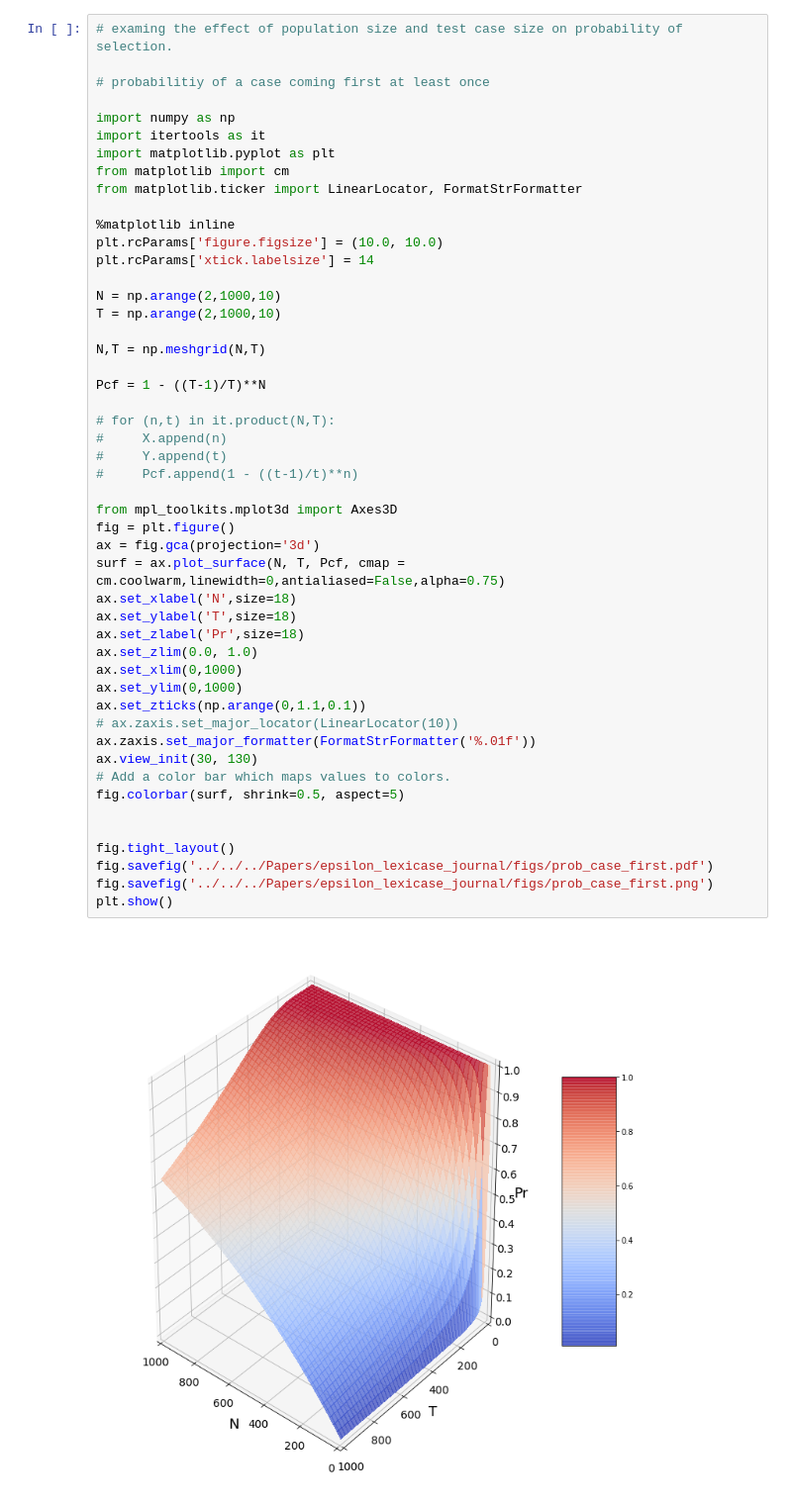
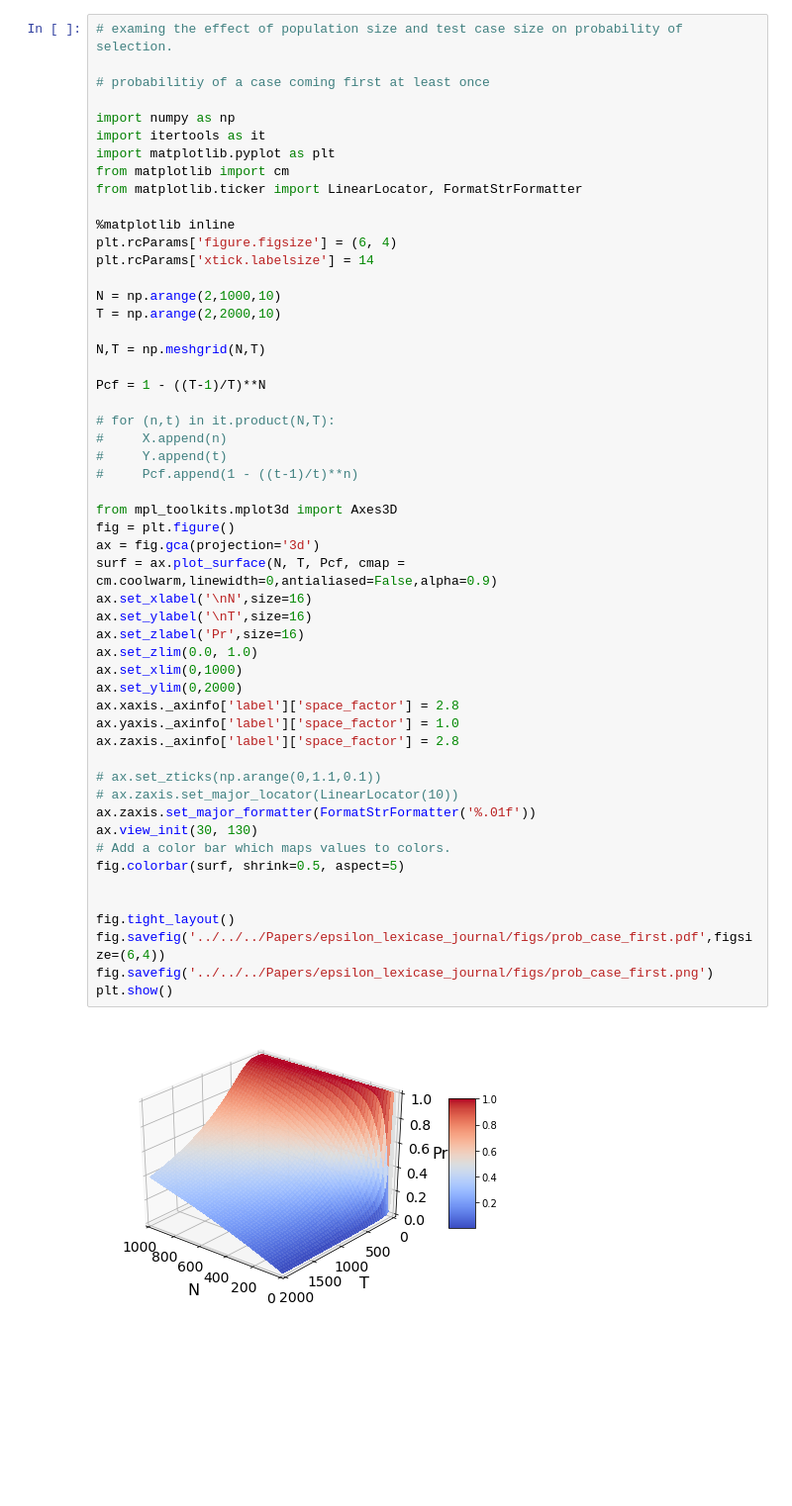
Before and after one commit to fagan2888/lexicase_probability_analysis, a Jupyter notebook: effect_of_N_and_T_on_probability.ipynb, the cells around one changed output. Shown at 99% size. Cells and saved outputs as stored; diff of their text form; blank space fills up the shorter version.

```diff
--- a/effect_of_N_and_T_on_probability.ipynb
+++ b/effect_of_N_and_T_on_probability.ipynb
@@ -10,42 +10,46 @@ from matplotlib import cm
 from matplotlib.ticker import LinearLocator, FormatStrFormatter
 
 %matplotlib inline
-plt.rcParams['figure.figsize'] = (10.0, 10.0)
+plt.rcParams['figure.figsize'] = (6, 4)
 plt.rcParams['xtick.labelsize'] = 14
 
 N = np.arange(2,1000,10)
-T = np.arange(2,1000,10)
+T = np.arange(2,2000,10)
 
 N,T = np.meshgrid(N,T)
 
 Pcf = 1 - ((T-1)/T)**N
 
 # for (n,t) in it.product(N,T):
 #     X.append(n)
 #     Y.append(t)
 #     Pcf.append(1 - ((t-1)/t)**n)
 
 from mpl_toolkits.mplot3d import Axes3D
 fig = plt.figure()
 ax = fig.gca(projection='3d')
-surf = ax.plot_surface(N, T, Pcf, cmap = cm.coolwarm,linewidth=0,antialiased=False,alpha=0.75)
-ax.set_xlabel('N',size=18)
-ax.set_ylabel('T',size=18)
-ax.set_zlabel('Pr',size=18)
+surf = ax.plot_surface(N, T, Pcf, cmap = cm.coolwarm,linewidth=0,antialiased=False,alpha=0.9)
+ax.set_xlabel('\nN',size=16)
+ax.set_ylabel('\nT',size=16)
+ax.set_zlabel('Pr',size=16)
 ax.set_zlim(0.0, 1.0)
 ax.set_xlim(0,1000)
-ax.set_ylim(0,1000)
-ax.set_zticks(np.arange(0,1.1,0.1))
+ax.set_ylim(0,2000)
+ax.xaxis._axinfo['label']['space_factor'] = 2.8
+ax.yaxis._axinfo['label']['space_factor'] = 1.0
+ax.zaxis._axinfo['label']['space_factor'] = 2.8
+
+# ax.set_zticks(np.arange(0,1.1,0.1))
 # ax.zaxis.set_major_locator(LinearLocator(10))
 ax.zaxis.set_major_formatter(FormatStrFormatter('%.01f'))
 ax.view_init(30, 130)
 # Add a color bar which maps values to colors.
 fig.colorbar(surf, shrink=0.5, aspect=5)
 
 
 fig.tight_layout()
-fig.savefig('../../../Papers/epsilon_lexicase_journal/figs/prob_case_first.pdf')
+fig.savefig('../../../Papers/epsilon_lexicase_journal/figs/prob_case_first.pdf',figsize=(6,4))
 fig.savefig('../../../Papers/epsilon_lexicase_journal/figs/prob_case_first.png')
 plt.show()
 # %% [output]
-[figure, old version]
+[figure, new version]
```
